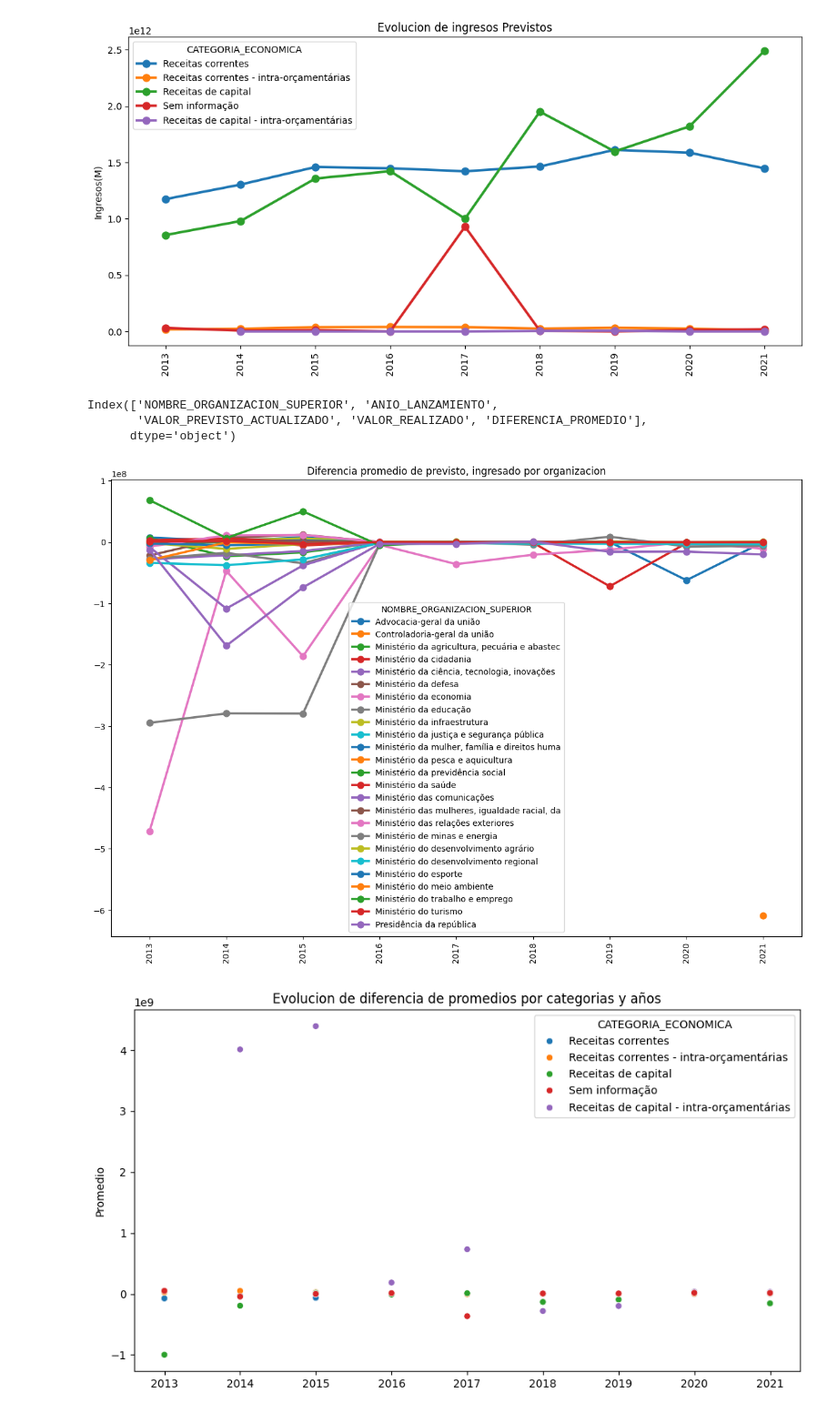
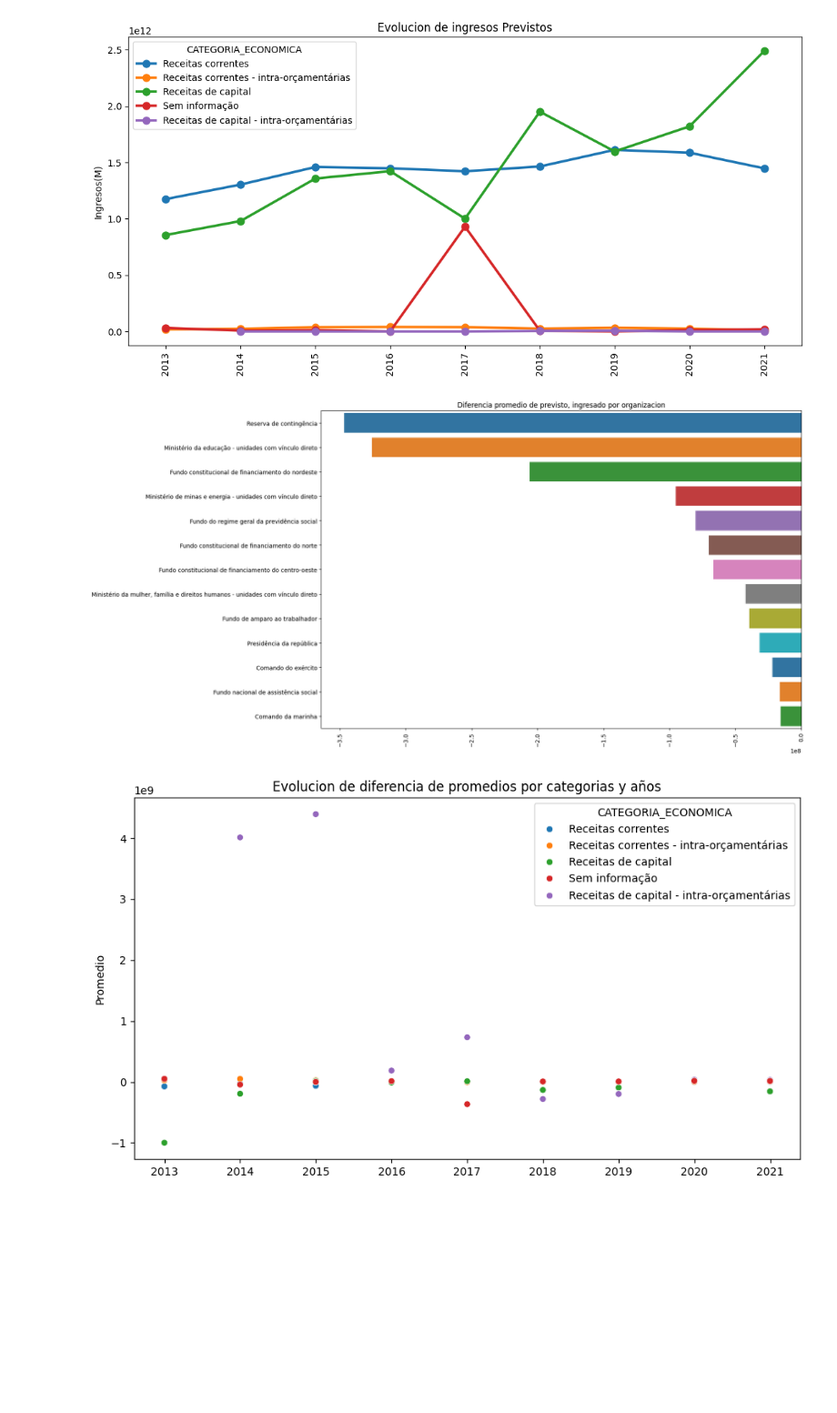
Before and after one commit to santiagorodriguez-dev/Proyecto2-EDA-Ingresos-Publicos-Brasil, a Jupyter notebook: notebooks/Fase_3_Analisis_Visulizacion.ipynb, the cells around one changed output. Shown at 91% size. Drawn from its saved outputs; the diff is of its cells as text; code cells hidden in the pictures; blank space fills up the shorter version.

```diff
--- a/notebooks/Fase_3_Analisis_Visulizacion.ipynb
+++ b/notebooks/Fase_3_Analisis_Visulizacion.ipynb
@@ -113,9 +112,10 @@ display(df_categorias_ingresos_promedio)
 df_temp_2a = df
 df_temp_2a['ANIO_LANZAMIENTO'] = pd.to_datetime(df_temp_2a['FECHA_LANZAMIENTO']).dt.year
 
-df_unidad_gestora_ingresos_promedio = df_temp_2a.groupby(['NOMBRE_ORGANIZACION_SUPERIOR','ANIO_LANZAMIENTO'])[['VALOR_PREVISTO_ACTUALIZADO', 'VALOR_REALIZADO' ]].mean()
-df_unidad_gestora_ingresos_promedio['DIFERENCIA_PROMEDIO'] = np.round(df_unidad_gestora_ingresos_promedio['VALOR_REALIZADO'] - df_unidad_gestora_ingresos_promedio['VALOR_PREVISTO_ACTUALIZADO'])
-df_unidad_gestora_ingresos_promedio = df_unidad_gestora_ingresos_promedio.reset_index()
-df_unidad_gestora_ingresos_promedio['ANIO_LANZAMIENTO'] = df_unidad_gestora_ingresos_promedio['ANIO_LANZAMIENTO'].astype(int)
-df_unidad_gestora_ingresos_promedio.head(3)
+df_organo_ingresos_promedio = df_temp_2a.groupby(['NOMBRE_DEL_ORGANO'])[['VALOR_PREVISTO_ACTUALIZADO', 'VALOR_REALIZADO' ]].mean()
+df_organo_ingresos_promedio['DIFERENCIA_PROMEDIO'] = np.round(df_organo_ingresos_promedio['VALOR_REALIZADO'] - df_organo_ingresos_promedio['VALOR_PREVISTO_ACTUALIZADO'])
+df_organo_ingresos_promedio = df_organo_ingresos_promedio.reset_index()
+#df_organo_ingresos_promedio['ANIO_LANZAMIENTO'] = df_organo_ingresos_promedio['ANIO_LANZAMIENTO'].astype(int)
+df_organo_ingresos_promedio = df_organo_ingresos_promedio.nsmallest(13, 'DIFERENCIA_PROMEDIO')
+df_organo_ingresos_promedio.head(1)
 # %% [output]
@@ -244,28 +240,23 @@ plt.show()
 # %% [output]
 [figure]
 # %%
-display(df_unidad_gestora_ingresos_promedio.columns)
-
 plt.figure(figsize = (15,10))
 
-sns.pointplot(
-            x="ANIO_LANZAMIENTO",
-            y="DIFERENCIA_PROMEDIO",
-            data=df_unidad_gestora_ingresos_promedio,
+sns.barplot(
+            x="DIFERENCIA_PROMEDIO",
+            y="NOMBRE_DEL_ORGANO",
+            data=df_organo_ingresos_promedio,
             palette="tab10",
-            hue="NOMBRE_ORGANIZACION_SUPERIOR",
+            hue="NOMBRE_DEL_ORGANO",
         )
 
 plt.title("Diferencia promedio de previsto, ingresado por organizacion")
 plt.xlabel("")
 plt.ylabel("")
 plt.xticks(rotation=90)
 plt.show()
 # %% [output]
-Index(['NOMBRE_ORGANIZACION_SUPERIOR', 'ANIO_LANZAMIENTO',
-       'VALOR_PREVISTO_ACTUALIZADO', 'VALOR_REALIZADO', 'DIFERENCIA_PROMEDIO'],
-      dtype='object')
-[figure, old version]
+[figure, new version]
 # %%
 plt.figure(figsize = (11,6))
 
```
Also changed, not shown: parts of 4 cells of this notebook, 1 other file.
